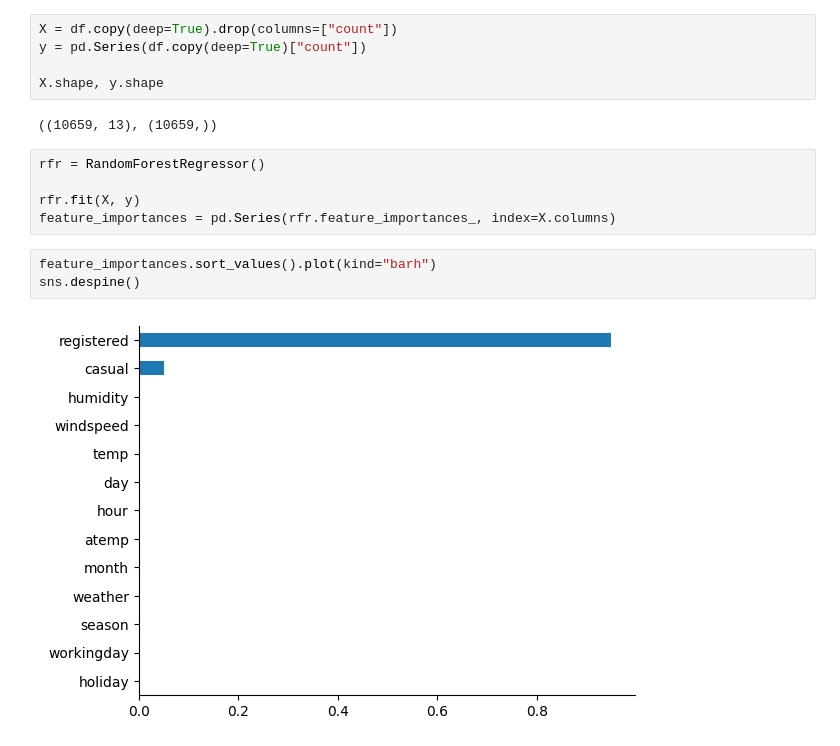
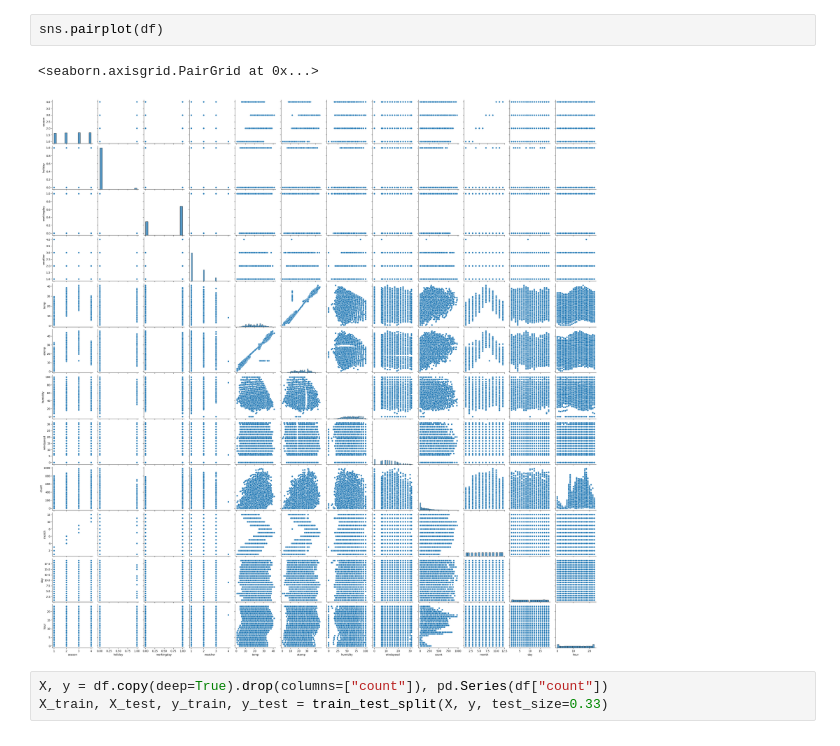
Before and after one commit to jcbraz/bike-sharing-demand, a Jupyter notebook: modeling.ipynb, the cells around one changed output. Saved outputs shown, nothing was run; the diff lists cells and outputs as text.

```diff
--- a/modeling.ipynb
+++ b/modeling.ipynb
@@ -35,17 +38,8 @@ df.sample(20)
+# %%
+sns.pairplot(df)
+# %% [output]
+<seaborn.axisgrid.PairGrid at 0x...>
+[figure, added]
 # %%
-X = df.copy(deep=True).drop(columns=["count"])
-y = pd.Series(df.copy(deep=True)["count"])
-
-X.shape, y.shape
+X, y = df.copy(deep=True).drop(columns=["count"]), pd.Series(df["count"])
+X_train, X_test, y_train, y_test = train_test_split(X, y, test_size=0.33)
-# %% [output]
-((10659, 13), (10659,))
-# %%
-rfr = RandomForestRegressor()
-
-rfr.fit(X, y)
-feature_importances = pd.Series(rfr.feature_importances_, index=X.columns)
-# %%
-feature_importances.sort_values().plot(kind="barh")
-sns.despine()
-# %% [output]
-[figure, removed]
```
Also changed, not shown: parts of 13 cells of this notebook, 5 other files.
